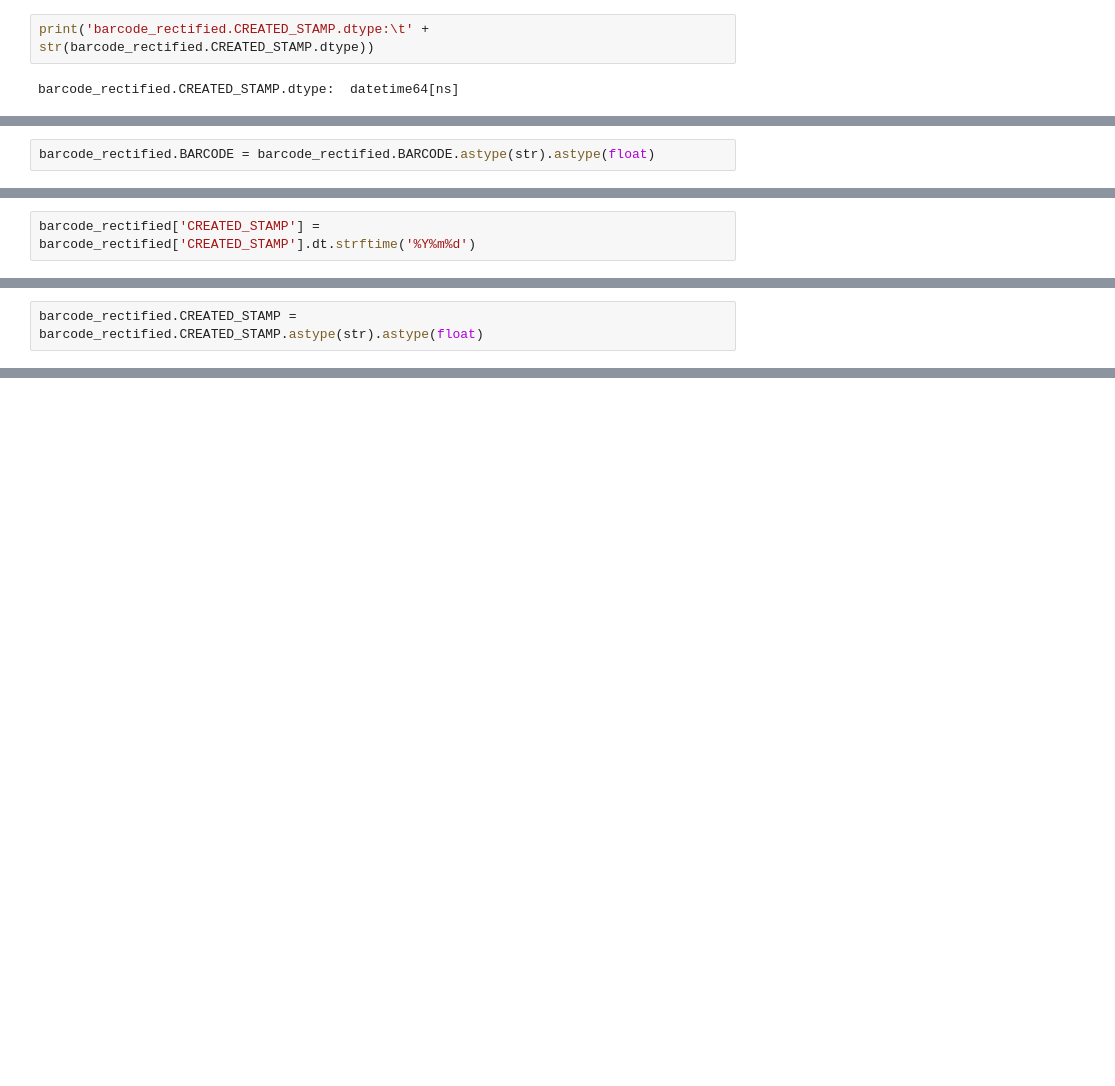
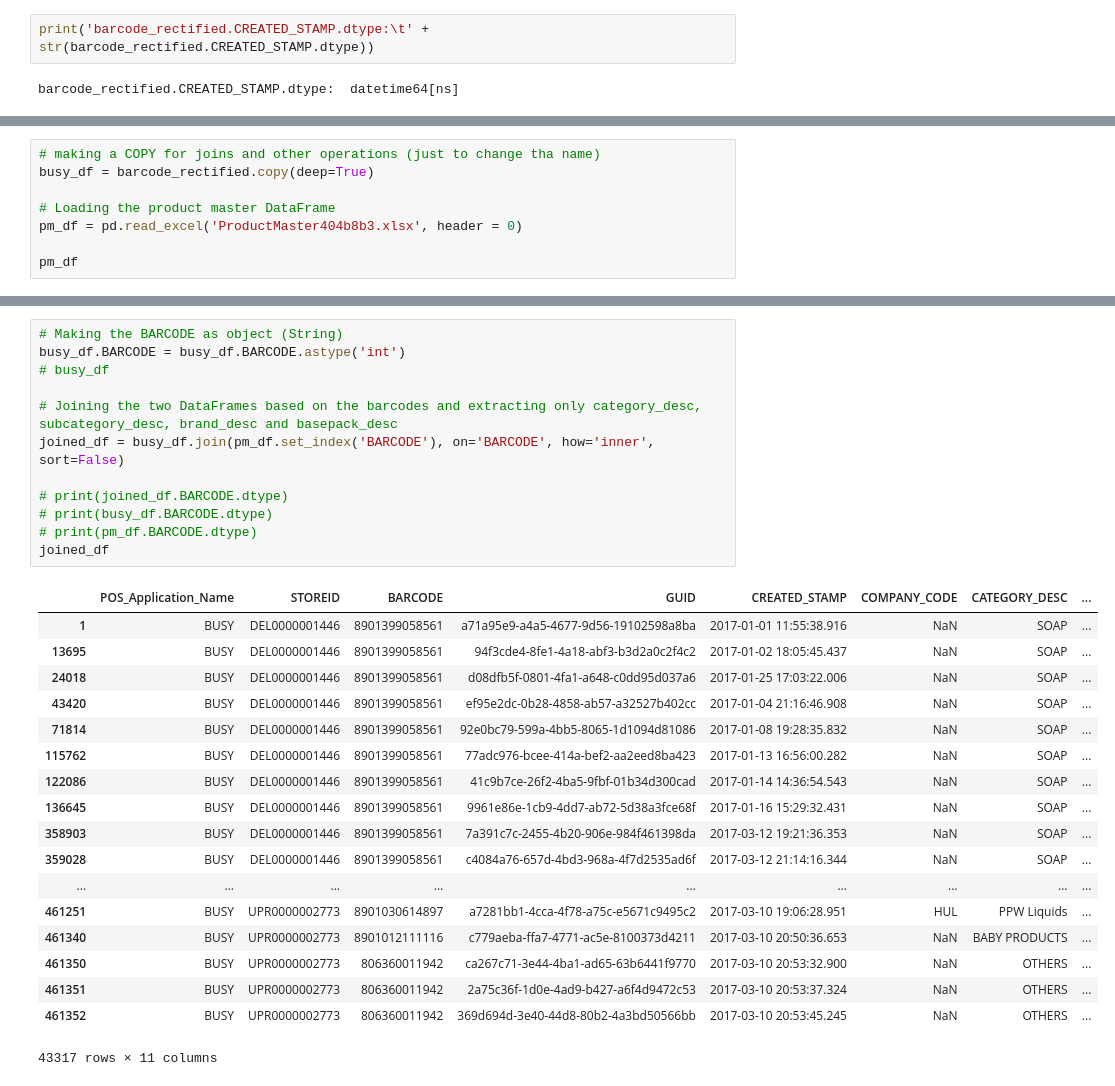
Before and after one commit to Decent-Muse/Project, a Jupyter notebook: BUSY_pandas_cleaning_notebook.ipynb, the cells around one changed output, grey strips where cells are left out. Cells and saved outputs as stored; diff of their text form; blank space fills up the shorter version.

```diff
--- a/BUSY_pandas_cleaning_notebook.ipynb
+++ b/BUSY_pandas_cleaning_notebook.ipynb
@@ -526,2 +63,0 @@ Barcode is now in int64 format (changed from object)
-# %%
-barcode_rectified.BARCODE = barcode_rectified.BARCODE.astype(str).astype(float)
@@ -554,2 +63,0 @@ datetime64[ns]
-# %%
-barcode_rectified['CREATED_STAMP'] = barcode_rectified['CREATED_STAMP'].dt.strftime('%Y%m%d')
@@ -570,2 +63,0 @@ Name: CREATED_STAMP, dtype: object
-# %%
-barcode_rectified.CREATED_STAMP = barcode_rectified.CREATED_STAMP.astype(str).astype(float)
@@ -573,0 +95,8 @@ ValueError: could not convert string to float: '2017-03-10 21:04:31.394'
+# %%
+# making a COPY for joins and other operations (just to change tha name)
+busy_df = barcode_rectified.copy(deep=True)
+
+# Loading the product master DataFrame
+pm_df = pd.read_excel('ProductMaster404b8b3.xlsx', header = 0)
+
+pm_df
@@ -573,0 +122,31 @@ ValueError: could not convert string to float: '2017-03-10 21:04:31.394'
+# %%
+# Making the BARCODE as object (String)
+busy_df.BARCODE = busy_df.BARCODE.astype('int')
+# busy_df
+
+# Joining the two DataFrames based on the barcodes and extracting only category_desc, subcategory_desc, brand_desc and basepack_desc
+joined_df = busy_df.join(pm_df.set_index('BARCODE'), on='BARCODE', how='inner', sort=False)
+
+# print(joined_df.BARCODE.dtype)
+# print(busy_df.BARCODE.dtype)
+# print(pm_df.BARCODE.dtype)
+joined_df
+# %% [output]
+|  | POS_Application_Name | STOREID | BARCODE | GUID | CREATED_STAMP | COMPANY_CODE | CATEGORY_DESC | ... |
+| 1 | BUSY | DEL0000001446 | 8901399058561 | a71a95e9-a4a5-4677-9d56-19102598a8ba | 2017-01-01 11:55:38.916 | NaN | SOAP | ... |
+| 13695 | BUSY | DEL0000001446 | 8901399058561 | 94f3cde4-8fe1-4a18-abf3-b3d2a0c2f4c2 | 2017-01-02 18:05:45.437 | NaN | SOAP | ... |
+| 24018 | BUSY | DEL0000001446 | 8901399058561 | d08dfb5f-0801-4fa1-a648-c0dd95d037a6 | 2017-01-25 17:03:22.006 | NaN | SOAP | ... |
+| 43420 | BUSY | DEL0000001446 | 8901399058561 | ef95e2dc-0b28-4858-ab57-a32527b402cc | 2017-01-04 21:16:46.908 | NaN | SOAP | ... |
+| 71814 | BUSY | DEL0000001446 | 8901399058561 | 92e0bc79-599a-4bb5-8065-1d1094d81086 | 2017-01-08 19:28:35.832 | NaN | SOAP | ... |
+| 115762 | BUSY | DEL0000001446 | 8901399058561 | 77adc976-bcee-414a-bef2-aa2eed8ba423 | 2017-01-13 16:56:00.282 | NaN | SOAP | ... |
+| 122086 | BUSY | DEL0000001446 | 8901399058561 | 41c9b7ce-26f2-4ba5-9fbf-01b34d300cad | 2017-01-14 14:36:54.543 | NaN | SOAP | ... |
+| 136645 | BUSY | DEL0000001446 | 8901399058561 | 9961e86e-1cb9-4dd7-ab72-5d38a3fce68f | 2017-01-16 15:29:32.431 | NaN | SOAP | ... |
+| 358903 | BUSY | DEL0000001446 | 8901399058561 | 7a391c7c-2455-4b20-906e-984f461398da | 2017-03-12 19:21:36.353 | NaN | SOAP | ... |
+| 359028 | BUSY | DEL0000001446 | 8901399058561 | c4084a76-657d-4bd3-968a-4f7d2535ad6f | 2017-03-12 21:14:16.344 | NaN | SOAP | ... |
+| ... | ... | ... | ... | ... | ... | ... | ... | ... |
+| 461251 | BUSY | UPR0000002773 | 8901030614897 | a7281bb1-4cca-4f78-a75c-e5671c9495c2 | 2017-03-10 19:06:28.951 | HUL | PPW Liquids | ... |
+| 461340 | BUSY | UPR0000002773 | 8901012111116 | c779aeba-ffa7-4771-ac5e-8100373d4211 | 2017-03-10 20:50:36.653 | NaN | BABY PRODUCTS | ... |
+| 461350 | BUSY | UPR0000002773 | 806360011942 | ca267c71-3e44-4ba1-ad65-63b6441f9770 | 2017-03-10 20:53:32.900 | NaN | OTHERS | ... |
+| 461351 | BUSY | UPR0000002773 | 806360011942 | 2a75c36f-1d0e-4ad9-b427-a6f4d9472c53 | 2017-03-10 20:53:37.324 | NaN | OTHERS | ... |
+| 461352 | BUSY | UPR0000002773 | 806360011942 | 369d694d-3e40-44d8-80b2-4a3bd50566bb | 2017-03-10 20:53:45.245 | NaN | OTHERS | ... |
+43317 rows × 11 columns
```
Also changed, not shown: parts of 95 cells of this notebook, 1 other file.
